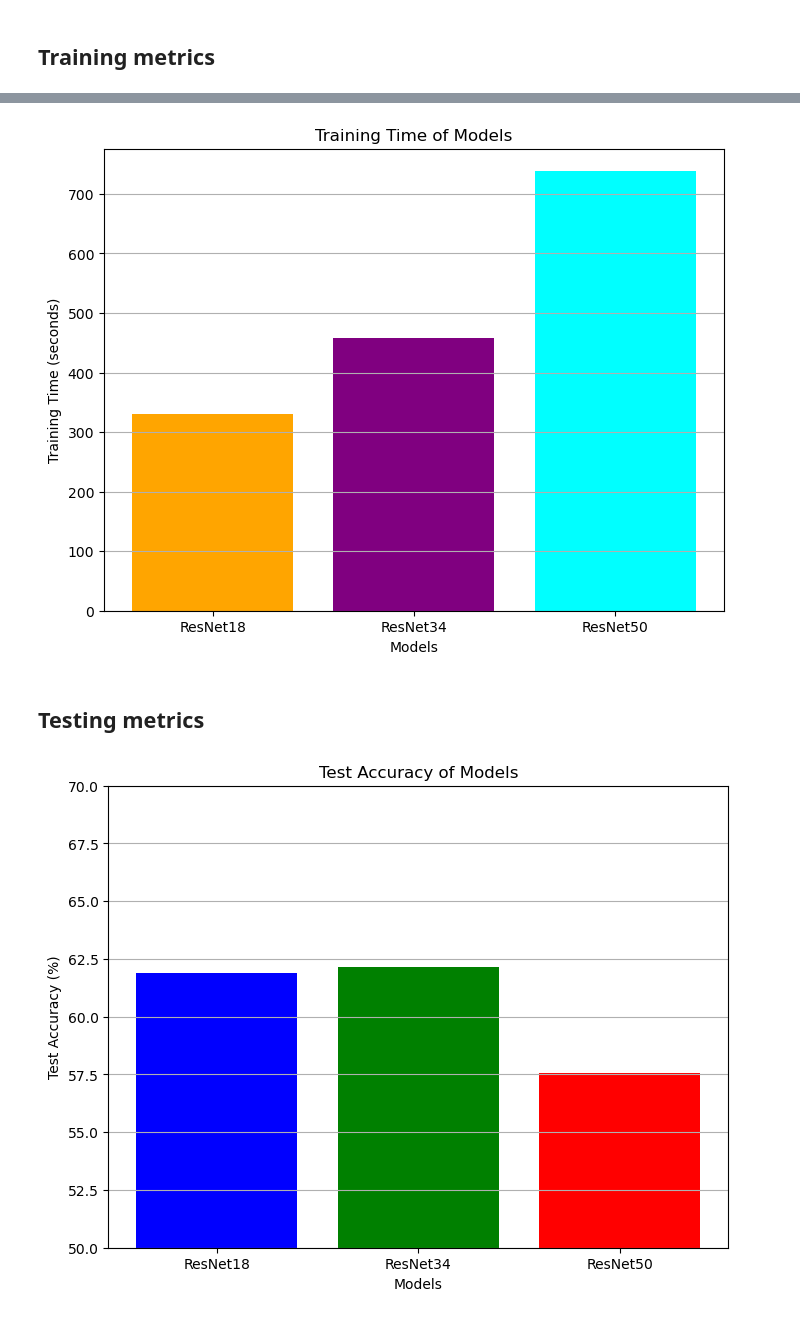
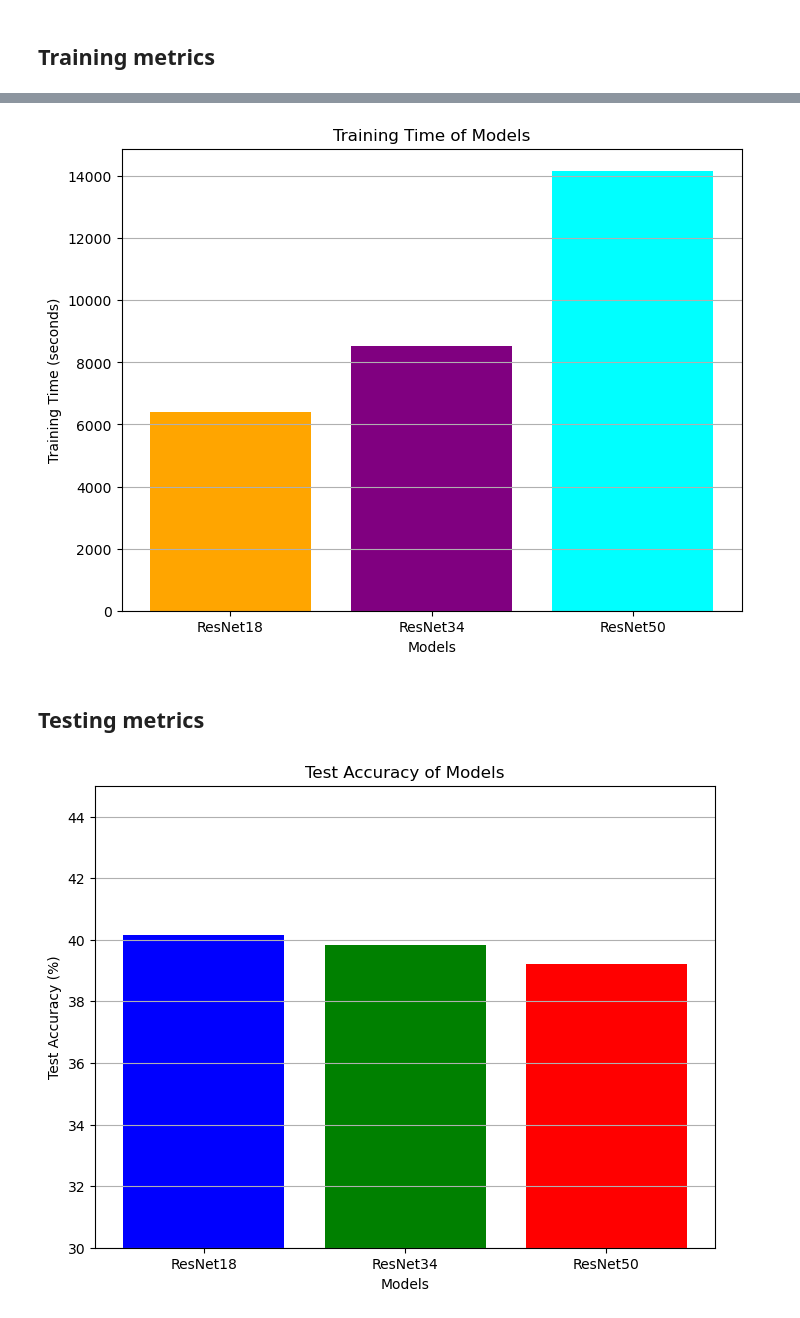
Before and after one commit to angerulis/ResNet-Emotion-Recognition, a Jupyter notebook: Analysis.ipynb, the cells around one changed output, grey strips where cells are left out. Cells and saved outputs as stored; diff of their text form; code cells hidden in the pictures.

```diff
--- a/Analysis.ipynb
+++ b/Analysis.ipynb
@@ -4,7 +4,7 @@ import matplotlib.pyplot as plt
 import numpy as np
 # %%
 # Load the metrics data from the JSON file
-metrics_file_path = './metrics/metrics.json'
+metrics_file_path = './metrics/metrics_paper.json'
 
 with open(metrics_file_path, 'r') as file:
     metrics_data = json.load(file)
@@ -76,29 +76,29 @@ plt.ylabel('Training Time (seconds)')
 plt.grid(axis='y')
 plt.show()
 # %% [output]
-[figure, old version]
+[figure, new version]
 # %% [markdown]
 ## Testing metrics
 # %%
 # Extracting test accuracy data for each model
 test_accuracy_resnet18 = metrics_data['resnet18']['test_accuracy']
 test_accuracy_resnet34 = metrics_data['resnet34']['test_accuracy']
 test_accuracy_resnet50 = metrics_data['resnet50']['test_accuracy']
 
 models = ['ResNet18', 'ResNet34', 'ResNet50']
 test_accuracies = [test_accuracy_resnet18, test_accuracy_resnet34, test_accuracy_resnet50]
 
 # Creating the bar chart for Test Accuracy
 plt.figure(figsize=(8, 6))
 plt.bar(models, test_accuracies, color=['blue', 'green', 'red'])
 
 plt.title('Test Accuracy of Models')
 plt.xlabel('Models')
 plt.ylabel('Test Accuracy (%)')
-plt.ylim(50, 70)  # Setting the y-axis limits for better visual comparison
+plt.ylim(30, 45)  # Setting the y-axis limits for better visual comparison
 plt.grid(axis='y')
 plt.show()
 # %% [output]
-[figure, old version]
+[figure, new version]
 # %%
 # Set positions of the bars on the X axis
```
Also changed, not shown: parts of 7 cells of this notebook, 1 other file.
